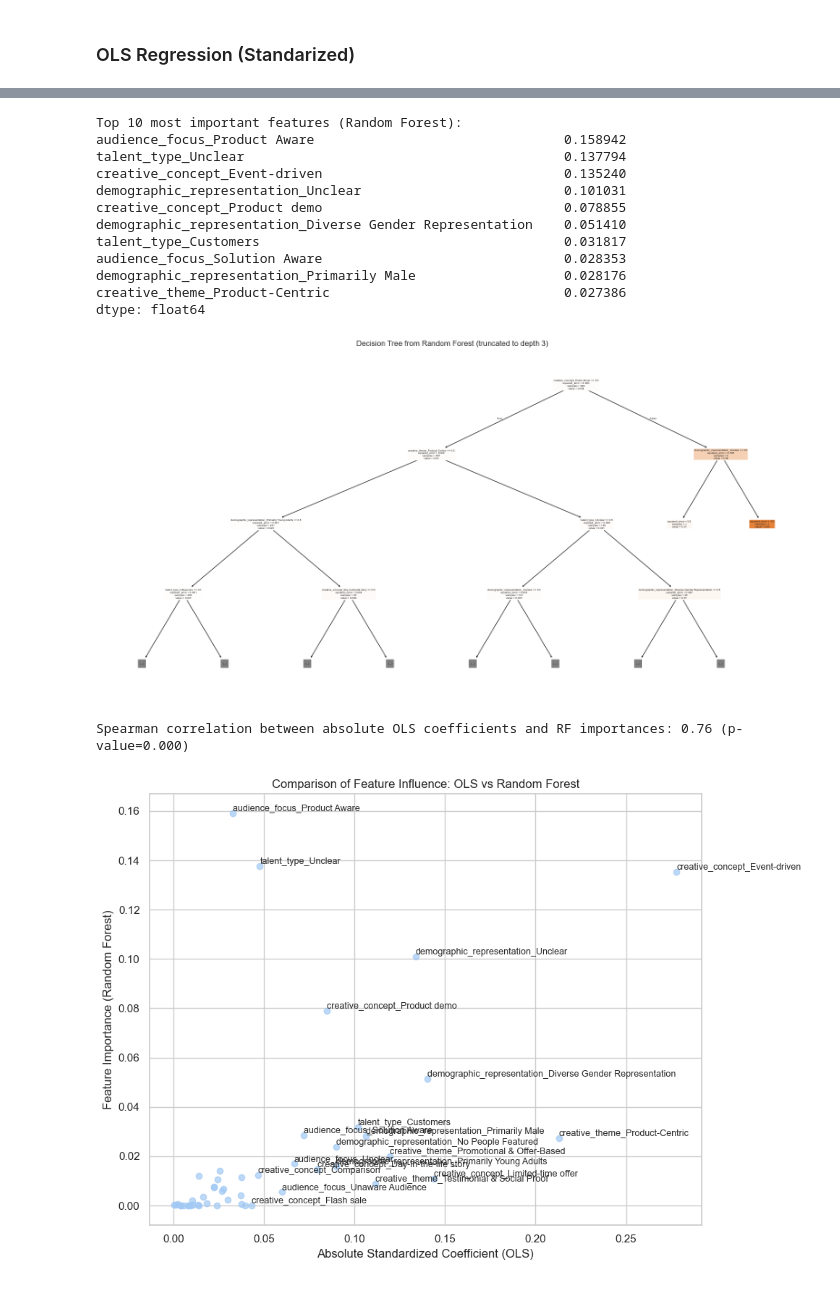
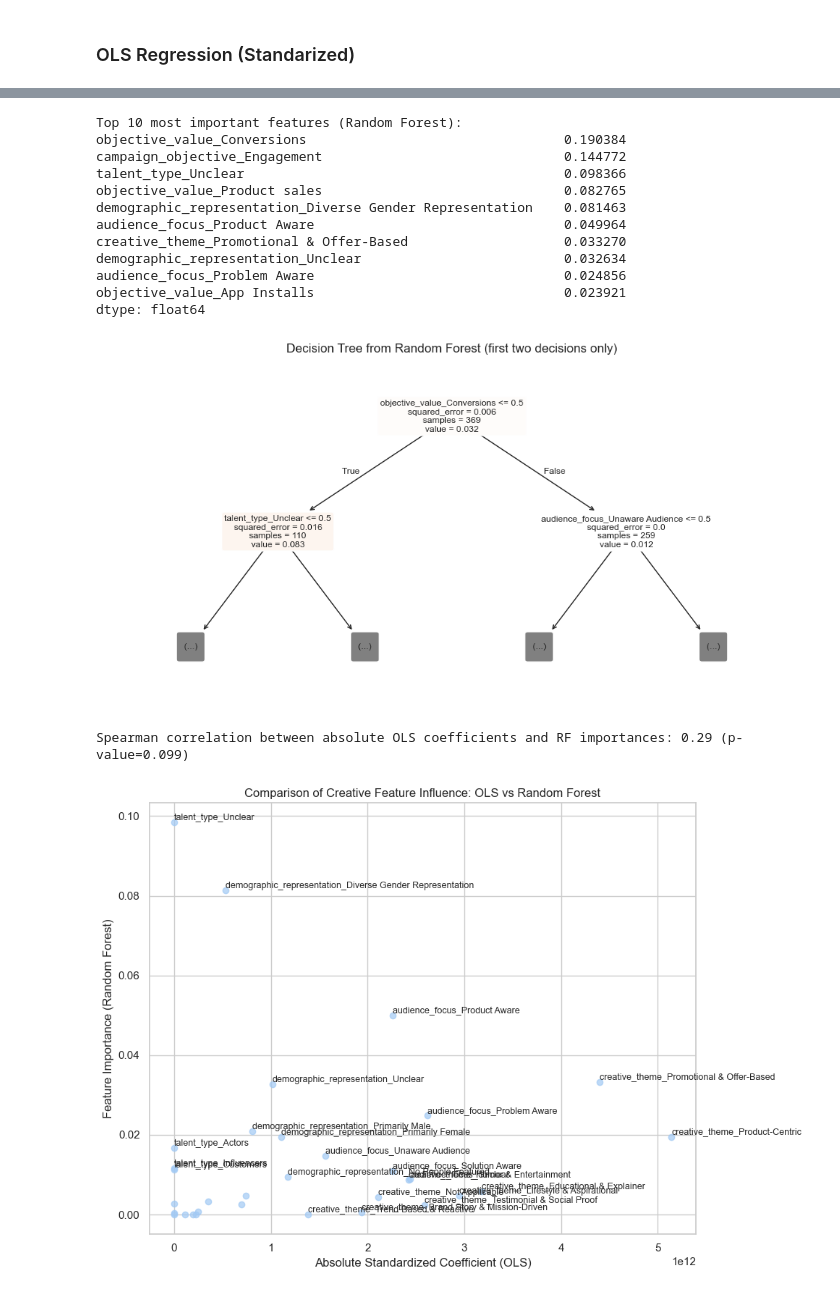
Before and after one commit to camilojaure/NarrativeLens, a Jupyter notebook: src/modeling/regression_analysis_thesis.ipynb, the cells around one changed output, grey strips where cells are left out. Cells and saved outputs as stored; diff of their text form; code cells hidden in the pictures.

```diff
--- a/src/modeling/regression_analysis_thesis.ipynb
+++ b/src/modeling/regression_analysis_thesis.ipynb
@@ -141,11 +163,11 @@ for feature in creative_features:
 ### OLS Regression (Standarized)
 # %%
 # Select the five creative dimensions as features
-features = ['creative_theme', 'creative_concept', 'talent_type', 'demographic_representation', 'audience_focus']
+features = ['creative_theme', 'talent_type', 'demographic_representation', 'audience_focus', 'objective_value', 'campaign_objective']
 
 # If grouping was demonstrated above but the dataset was already transformed, use the original columns for modeling
 # (Assume df already has grouped categories including 'Other' where applied)
-X = pd.get_dummies(df[features], drop_first=True)  # one-hot encode categorical features, drop baseline category to avoid multicollinearity
+X = pd.get_dummies(df[features], drop_first=False)
 y = df['ctr']
 
 # Standardize features (0 mean, 1 std). Note: Dummy variables will be standardized as well.
@@ -220,66 +242,64 @@ print("Top 10 most important features (Random Forest):")
 print(importances_sorted.head(10))
 # %% [output]
 Top 10 most important features (Random Forest):
-audience_focus_Product Aware                                0.158942
-talent_type_Unclear                                         0.137794
-creative_concept_Event-driven                               0.135240
-demographic_representation_Unclear                          0.101031
-creative_concept_Product demo                               0.078855
-demographic_representation_Diverse Gender Representation    0.051410
-talent_type_Customers                                       0.031817
-audience_focus_Solution Aware                               0.028353
-demographic_representation_Primarily Male                   0.028176
-creative_theme_Product-Centric                              0.027386
+objective_value_Conversions                                 0.190384
+campaign_objective_Engagement                               0.144772
+talent_type_Unclear                                         0.098366
+objective_value_Product sales                               0.082765
+demographic_representation_Diverse Gender Representation    0.081463
+audience_focus_Product Aware                                0.049964
+creative_theme_Promotional & Offer-Based                    0.033270
+demographic_representation_Unclear                          0.032634
+audience_focus_Problem Aware                                0.024856
+objective_value_App Installs                                0.023921
 dtype: float64
 # %%
 from sklearn.tree import plot_tree
 
-# Visualize the first tree in the Random Forest (with limited depth for clarity)
-plt.figure(figsize=(20, 10))
-plot_tree(rf.estimators_[0], feature_names=X.columns, max_depth=3, filled=True, rounded=True)
-plt.title("Decision Tree from Random Forest (truncated to depth 3)")
+# Visualize only the first two decisions (splits) of the first tree
+plt.figure(figsize=(12, 6))
+plot_tree(rf.estimators_[0], feature_names=X.columns, max_depth=1, filled=True, rounded=True)
+plt.title("Decision Tree from Random Forest (first two decisions only)")
 plt.show()
 # %% [output]
-[figure, old version]
+[figure, new version]
 # %%
+creative_features = ['creative_theme', 'talent_type', 'demographic_representation', 'audience_focus']
+
 # Prepare data for comparison
-ols_coef_abs = coef_series.abs()  # absolute standardized coefficients from OLS (Series indexed by feature name)
-rf_importance = importances  # Series of RF importances (indexed by feature name)
+ols_coef_abs = coef_series.abs()
+rf_importance = importances
 
-# Align the indices (they should be the same set of features)
-common_features = ols_coef_abs.index  # (This should match X.columns which matches importances.index)
-ols_vs_rf = pd.DataFrame({
-    'OLS_coef_abs': ols_coef_abs[common_features],
-    'RF_importance': rf_importance[common_features]
+# Filter to only creative feature dummies
+mask = ols_coef_abs.index.to_series().apply(lambda x: any([x.startswith(f) for f in creative_features]))
+ols_vs_rf_creative = pd.DataFrame({
+    'OLS_coef_abs': ols_coef_abs[mask],
+    'RF_importance': rf_importance[mask]
 })
 
-# Compute Spearman rank correlation between the two importance metrics
+# Compute Spearman rank correlation
 from scipy.stats import spearmanr
-rho, pval = spearmanr(ols_vs_rf['OLS_coef_abs'], ols_vs_rf['RF_importance'])
+rho, pval = spearmanr(ols_vs_rf_creative['OLS_coef_abs'], ols_vs_rf_creative['RF_importance'])
 print(f"Spearman correlation between absolute OLS coefficients and RF importances: {rho:.2f} (p-value={pval:.3f})")
 
-# Scatter plot to visualize the alignment
-# Compute medians
-median_ols = ols_vs_rf['OLS_coef_abs'].median()
-median_rf = ols_vs_rf['RF_importance'].median()
-
-ols_cut = 0.04
-rf_cut = 0.10
+# Scatter plot
+median_ols = ols_vs_rf_creative['OLS_coef_abs'].median()
+median_rf = ols_vs_rf_creative['RF_importance'].median()
 
 plt.figure(figsize=(10,7))
-plt.scatter(ols_vs_rf['OLS_coef_abs'], ols_vs_rf['RF_importance'], alpha=0.7)
+plt.scatter(ols_vs_rf_creative['OLS_coef_abs'], ols_vs_rf_creative['RF_importance'], alpha=0.7)
 
 # Add labels for points above either median
-for feature, row in ols_vs_rf.iterrows():
-    if (row['OLS_coef_abs'] > ols_cut) or (row['RF_importance'] > rf_cut):
+for feature, row in ols_vs_rf_creative.iterrows():
+    if (row['OLS_coef_abs'] > median_ols) or (row['RF_importance'] > median_rf):
         plt.text(row['OLS_coef_abs'], row['RF_importance'], feature, fontsize=9, ha='left', va='bottom')
 
-plt.title("Comparison of Feature Influence: OLS vs Random Forest")
+plt.title("Comparison of Creative Feature Influence: OLS vs Random Forest")
 plt.xlabel("Absolute Standardized Coefficient (OLS)")
 plt.ylabel("Feature Importance (Random Forest)")
 plt.grid(True)
 plt.tight_layout()
 plt.show()
 # %% [output]
-Spearman correlation between absolute OLS coefficients and RF importances: 0.76 (p-value=0.000)
+Spearman correlation between absolute OLS coefficients and RF importances: 0.29 (p-value=0.099)
-[figure, old version]
+[figure, new version]
```
Also changed, not shown: parts of 6 cells of this notebook, 2 other files.
